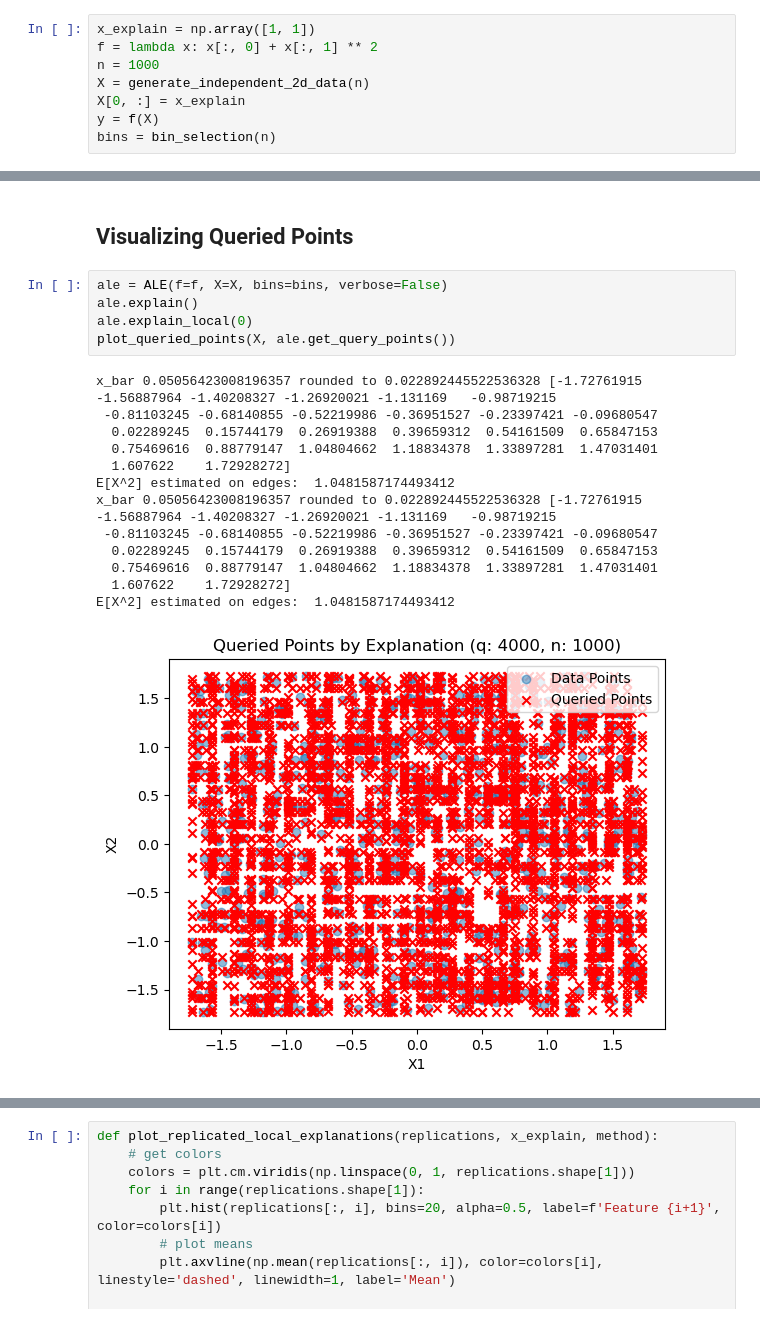
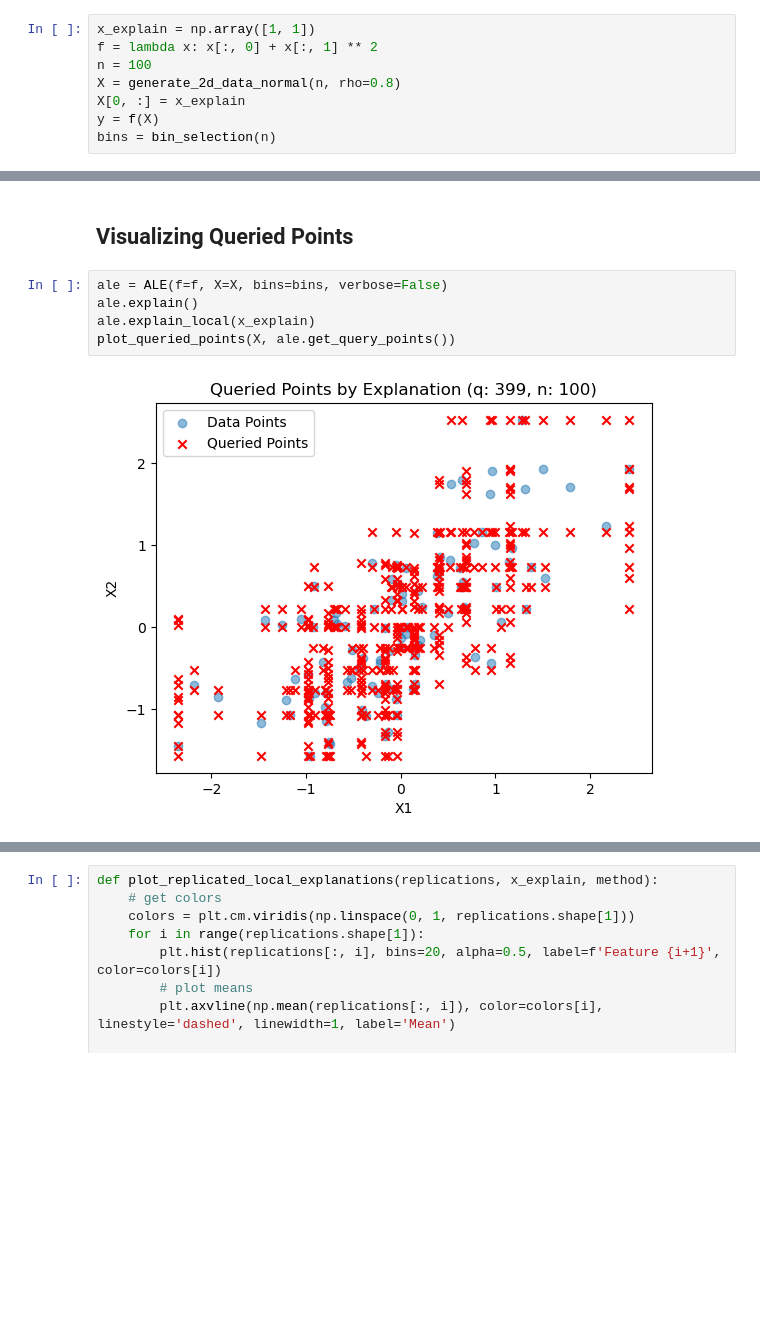
Before and after one commit to dawsonren/ExplainableML, a Jupyter notebook: compare_local.ipynb, the cells around one changed output, grey strips where cells are left out. Cells and saved outputs as stored; diff of their text form; blank space fills up the shorter version.

```diff
--- a/compare_local.ipynb
+++ b/compare_local.ipynb
@@ -62,8 +84,8 @@ def generate_mixed_data(n, num_categories=3):
 # %%
 x_explain = np.array([1, 1])
 f = lambda x: x[:, 0] + x[:, 1] ** 2
-n = 1000
-X = generate_independent_2d_data(n)
+n = 100
+X = generate_2d_data_normal(n, rho=0.8)
 X[0, :] = x_explain
 y = f(X)
 bins = bin_selection(n)
@@ -114,19 +136,7 @@ def plot_queried_points(X, query_points):
 # %%
 ale = ALE(f=f, X=X, bins=bins, verbose=False)
 ale.explain()
-ale.explain_local(0)
+ale.explain_local(x_explain)
 plot_queried_points(X, ale.get_query_points())
 # %% [output]
-x_bar 0.05056423008196357 rounded to 0.022892445522536328 [-1.72761915 -1.56887964 -1.40208327 -1.26920021 -1.131169   -0.98719215
- -0.81103245 -0.68140855 -0.52219986 -0.36951527 -0.23397421 -0.09680547
-  0.02289245  0.15744179  0.26919388  0.39659312  0.54161509  0.65847153
-  0.75469616  0.88779147  1.04804662  1.18834378  1.33897281  1.47031401
-  1.607622    1.72928272]
-E[X^2] estimated on edges:  1.0481587174493412
-x_bar 0.05056423008196357 rounded to 0.022892445522536328 [-1.72761915 -1.56887964 -1.40208327 -1.26920021 -1.131169   -0.98719215
- -0.81103245 -0.68140855 -0.52219986 -0.36951527 -0.23397421 -0.09680547
-  0.02289245  0.15744179  0.26919388  0.39659312  0.54161509  0.65847153
-  0.75469616  0.88779147  1.04804662  1.18834378  1.33897281  1.47031401
-  1.607622    1.72928272]
-E[X^2] estimated on edges:  1.0481587174493412
-[figure, old version]
+[figure, new version]
```
Also changed, not shown: parts of 32 cells of this notebook, 13 other files.
